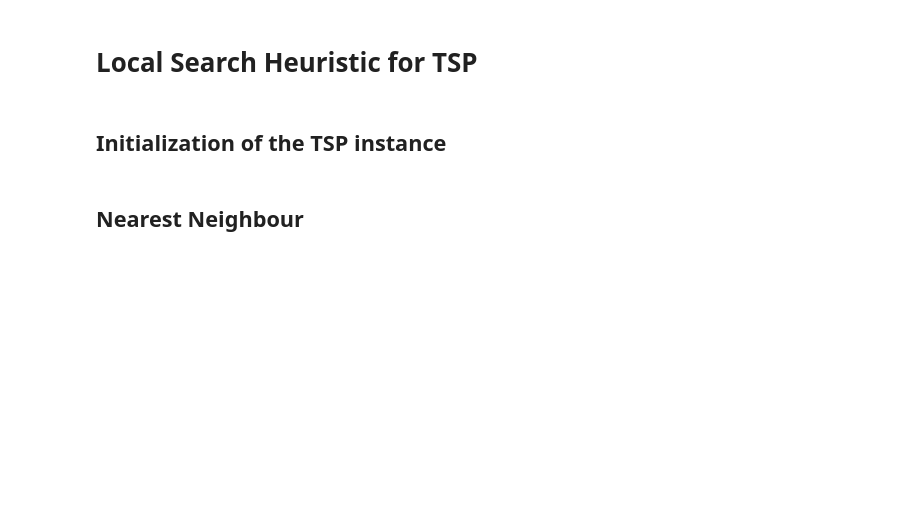
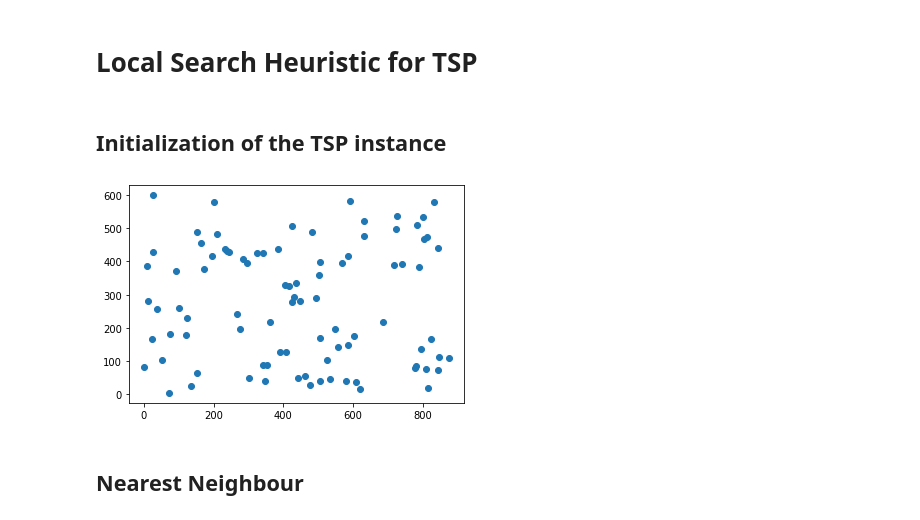
Before and after one commit to L4plac3/localsearch_tsp, a Jupyter notebook: code/test.ipynb, the cells around one changed output. Cells and saved outputs as stored; diff of their text form; code cells hidden in the pictures; blank space fills up the shorter version.

```diff
--- a/code/test.ipynb
+++ b/code/test.ipynb
@@ -5,13 +5,15 @@
 # %%
 # Importing of the needed libraries
 from localsearch import *
 
 # Instance of TSPloader class used to load the .tsp file into a suitable data-structure
 # loader = TSPloader(r'..\\data\\xqf131.tsp')
-generator = TSPgenerator(50)
+generator = TSPgenerator(100)
 
 # Instance of TSP class to which we pass the nodes of the .tsp file
 t = TSP(generator.nodes)
 
 # Plotting the initial data
 t.plotData()
+# %% [output]
+[figure, added]
```
Also changed, not shown: parts of 12 cells of this notebook, 1 other file.
